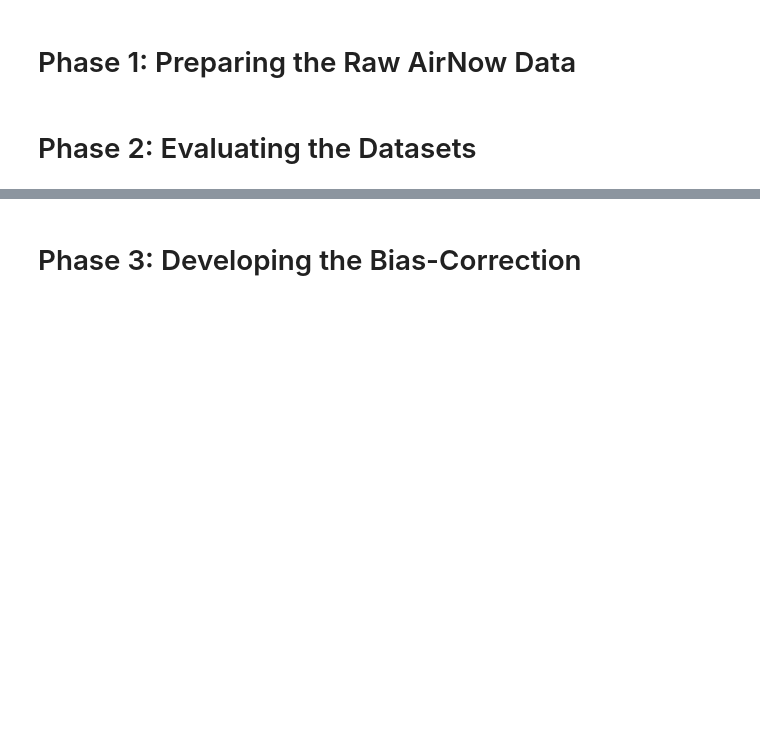
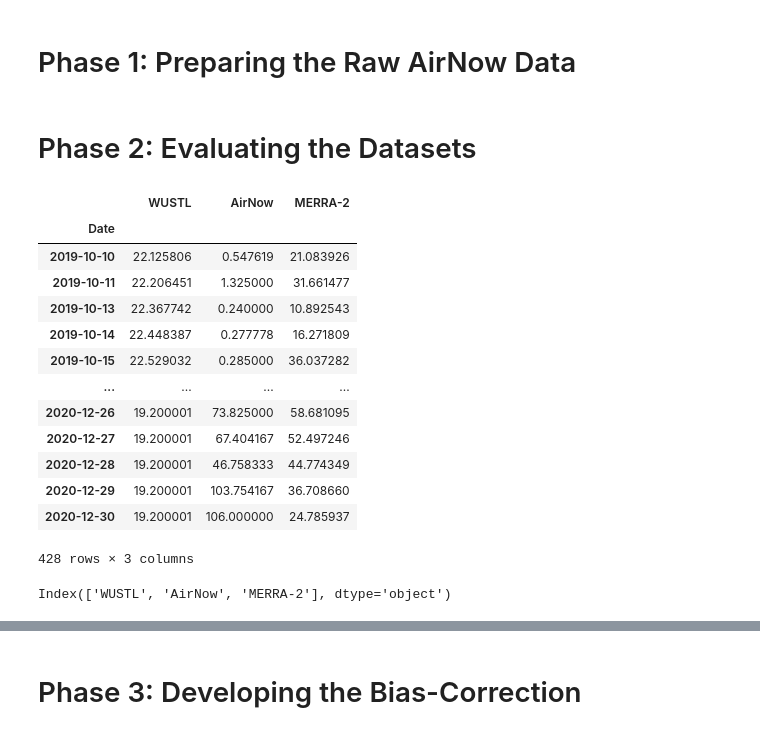
Before and after one commit to kkipngenokoech/DA-course, a Jupyter notebook: Lecture 4/Lecture 4 - Air Pollution Data Workbook.ipynb, the cells around one changed output, grey strips where cells are left out. Drawn from its saved outputs; the diff is of its cells as text; code cells hidden in the pictures; blank space fills up the shorter version.

```diff
--- a/Lecture 4/Lecture 4 - Air Pollution Data Workbook.ipynb
+++ b/Lecture 4/Lecture 4 - Air Pollution Data Workbook.ipynb
@@ -56,6 +82,22 @@ daily_airnow
 # %%
 # Import the compiled data
 
-DATA_DIR = # Insert relevant filepath here
+DATA_DIR = "./"# Insert relevant filepath here
 an_filename = 'compiled_data_Bamako.csv'
 compiled_pm = pd.read_csv(f'{DATA_DIR}/{an_filename}', index_col=0, parse_dates=True)
+compiled_pm
+# %% [output]
+|  | WUSTL | AirNow | MERRA-2 |
+| Date |  |  |  |
+| 2019-10-10 | 22.125806 | 0.547619 | 21.083926 |
+| 2019-10-11 | 22.206451 | 1.325000 | 31.661477 |
+| 2019-10-13 | 22.367742 | 0.240000 | 10.892543 |
+| 2019-10-14 | 22.448387 | 0.277778 | 16.271809 |
+| 2019-10-15 | 22.529032 | 0.285000 | 36.037282 |
+| ... | ... | ... | ... |
+| 2020-12-26 | 19.200001 | 73.825000 | 58.681095 |
+| 2020-12-27 | 19.200001 | 67.404167 | 52.497246 |
+| 2020-12-28 | 19.200001 | 46.758333 | 44.774349 |
+| 2020-12-29 | 19.200001 | 103.754167 | 36.708660 |
+| 2020-12-30 | 19.200001 | 106.000000 | 24.785937 |
+428 rows × 3 columns
@@ -63,0 +104,4 @@ compiled_pm = pd.read_csv(f'{DATA_DIR}/{an_filename}', index_col=0, parse_dates=
+# %%
+compiled_pm.columns
+# %% [output]
+Index(['WUSTL', 'AirNow', 'MERRA-2'], dtype='object')
```
Also changed, not shown: parts of 11 cells of this notebook.
